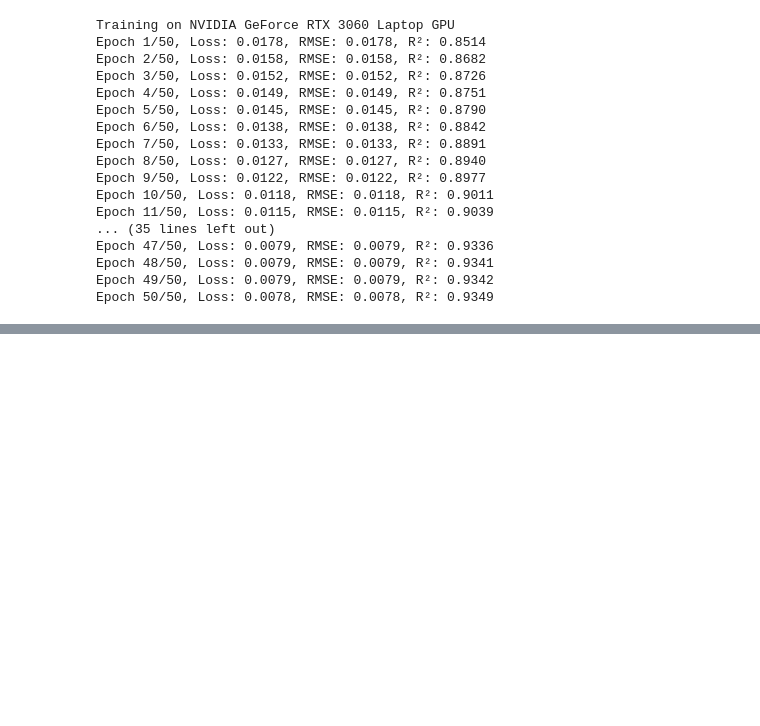
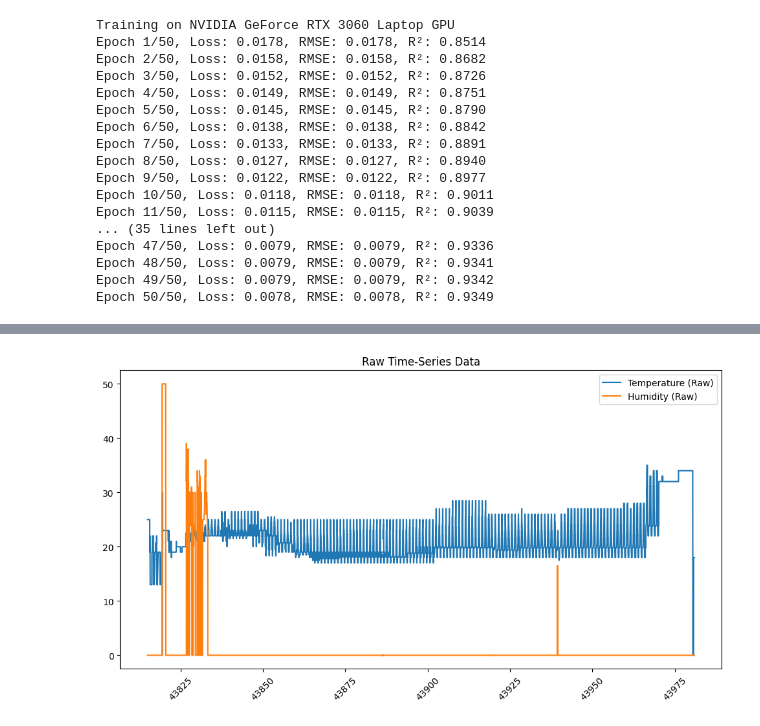
Before and after one commit to doupeter17/TSGreen, a Jupyter notebook: Code/sensor_predictor.ipynb, the cells around one changed output, grey strips where cells are left out. Cells and saved outputs as stored; diff of their text form; code cells hidden in the pictures; blank space fills up the shorter version.

```diff
--- a/Code/sensor_predictor.ipynb
+++ b/Code/sensor_predictor.ipynb
@@ -241,0 +244,4 @@ torch.save(model.state_dict(), "sensor_predictor_grud.pth")
+# %%
+
+df = ds["Digilog"]["GreenhouseClimate.csv"]
+df
@@ -241,0 +262,11 @@ torch.save(model.state_dict(), "sensor_predictor_grud.pth")
+# %%
+sample = df  # 2016 samples = 7 ngày (5 phút/lần)
+plt.figure(figsize=(12, 6))
+plt.plot(sample['%time'], sample['t_ventlee_vip'], label='Temperature (Raw)')
+plt.plot(sample['%time'], sample['t_rail_min_vip'], label='Humidity (Raw)')
+plt.legend()
+plt.title('Raw Time-Series Data')
+plt.xticks(rotation=45)
+plt.show()
+# %% [output]
+[figure, added]
```
Also changed, not shown: parts of 6 cells of this notebook, 5 other files.
